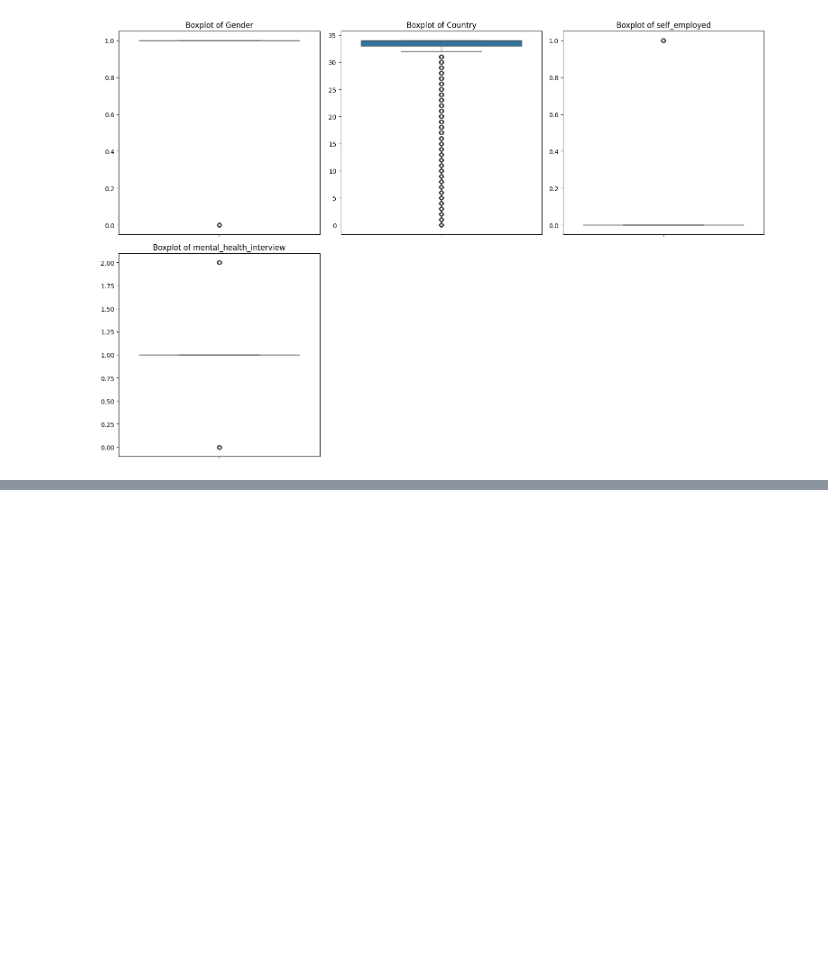
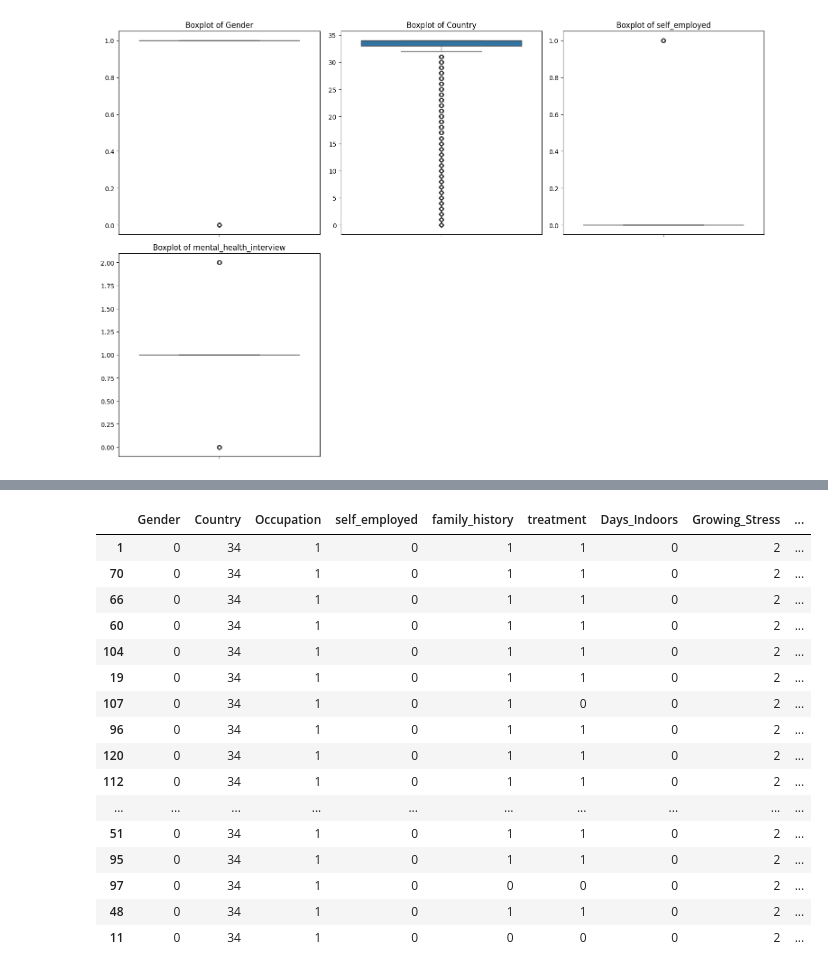
Before and after one commit to MDRobiulhassan/Mental-Health, a Jupyter notebook: Mental_Health_Treatment_Detection.ipynb, the cells around one changed output, grey strips where cells are left out. Cells and saved outputs as stored; diff of their text form; code cells hidden in the pictures; blank space fills up the shorter version.

```diff
--- a/Mental_Health_Treatment_Detection.ipynb
+++ b/Mental_Health_Treatment_Detection.ipynb
@@ -341,0 +461,20 @@ plt.show()
+# %%
+get_knn(df, 1, 50, 'manhattan')
+# %% [output]
+|  | Gender | Country | Occupation | self_employed | family_history | treatment | Days_Indoors | Growing_Stress | ... |
+| 1 | 0 | 34 | 1 | 0 | 1 | 1 | 0 | 2 | ... |
+| 70 | 0 | 34 | 1 | 0 | 1 | 1 | 0 | 2 | ... |
+| 66 | 0 | 34 | 1 | 0 | 1 | 1 | 0 | 2 | ... |
+| 60 | 0 | 34 | 1 | 0 | 1 | 1 | 0 | 2 | ... |
+| 104 | 0 | 34 | 1 | 0 | 1 | 1 | 0 | 2 | ... |
+| 19 | 0 | 34 | 1 | 0 | 1 | 1 | 0 | 2 | ... |
+| 107 | 0 | 34 | 1 | 0 | 1 | 0 | 0 | 2 | ... |
+| 96 | 0 | 34 | 1 | 0 | 1 | 1 | 0 | 2 | ... |
+| 120 | 0 | 34 | 1 | 0 | 1 | 1 | 0 | 2 | ... |
+| 112 | 0 | 34 | 1 | 0 | 1 | 1 | 0 | 2 | ... |
+| ... | ... | ... | ... | ... | ... | ... | ... | ... | ... |
+| 51 | 0 | 34 | 1 | 0 | 1 | 1 | 0 | 2 | ... |
+| 95 | 0 | 34 | 1 | 0 | 1 | 1 | 0 | 2 | ... |
+| 97 | 0 | 34 | 1 | 0 | 0 | 0 | 0 | 2 | ... |
+| 48 | 0 | 34 | 1 | 0 | 1 | 1 | 0 | 2 | ... |
+| 11 | 0 | 34 | 1 | 0 | 0 | 0 | 0 | 2 | ... |
```
Also changed, not shown: parts of 30 cells of this notebook.
